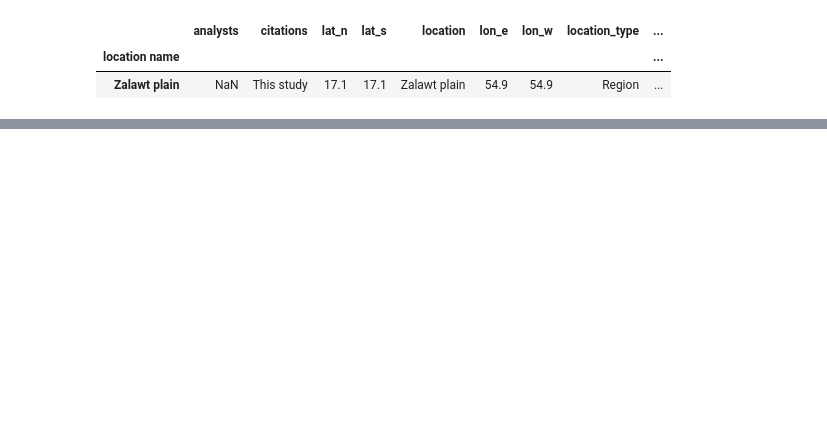
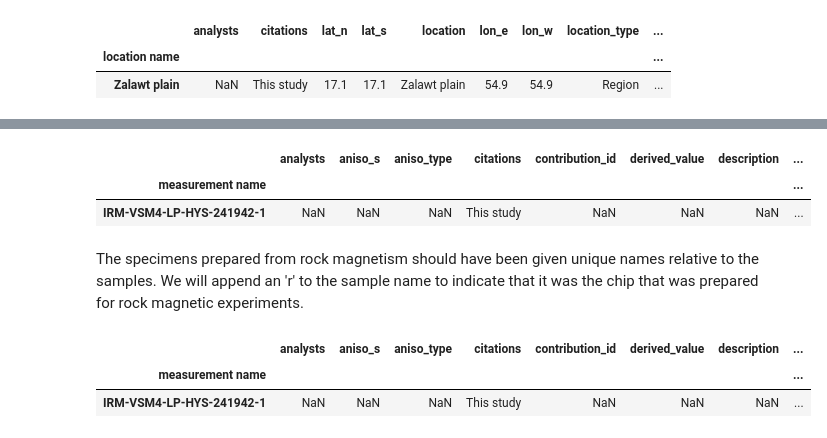
Before and after one commit to Swanson-Hysell-Group/2025_Oman_Paleogeography, a Jupyter notebook: code/MagIC_contribution.ipynb, the cells around one changed output, grey strips where cells are left out. Saved outputs shown, nothing was run; the diff lists cells and outputs as text; code cells hidden in the pictures; blank space fills up the shorter version.

```diff
--- a/code/MagIC_contribution.ipynb
+++ b/code/MagIC_contribution.ipynb
@@ -125,0 +185,12 @@ pmag_contribution.tables['measurements'].write_magic_file(dir_path=pmag_filtered
+# %%
+rmag_dir_path = '../data/pmag/rockmag'
+rmag_contribution = cb.Contribution(rmag_dir_path)
+rmag_measurements = rmag_contribution.tables['measurements'].df
+rmag_specimens = rmag_contribution.tables['specimens'].df
+rmag_measurements.head(1)
+# %% [output]
+|  | analysts | aniso_s | aniso_type | citations | contribution_id | derived_value | description | ... |
+| measurement name |  |  |  |  |  |  |  | ... |
+| IRM-VSM4-LP-HYS-241942-1 | NaN | NaN | NaN | This study | NaN | NaN | NaN | ... |
+# %% [markdown]
+The specimens prepared from rock magnetism should have been given unique names relative to the samples. We will append an 'r' to the sample name to indicate that it was the chip that was prepared for rock magnetic experiments.
@@ -125,0 +200,11 @@ pmag_contribution.tables['measurements'].write_magic_file(dir_path=pmag_filtered
+# %%
+rmag_measurements['timestamp'] = pd.to_datetime(
+    rmag_measurements['timestamp'],
+    format='%Y:%m:%d:%H:%M:%S.%f',
+    errors='raise'
+)
+rmag_measurements.head(1)
+# %% [output]
+|  | analysts | aniso_s | aniso_type | citations | contribution_id | derived_value | description | ... |
+| measurement name |  |  |  |  |  |  |  | ... |
+| IRM-VSM4-LP-HYS-241942-1 | NaN | NaN | NaN | This study | NaN | NaN | NaN | ... |
```
Also changed, not shown: parts of 29 cells of this notebook, 19 other files.
